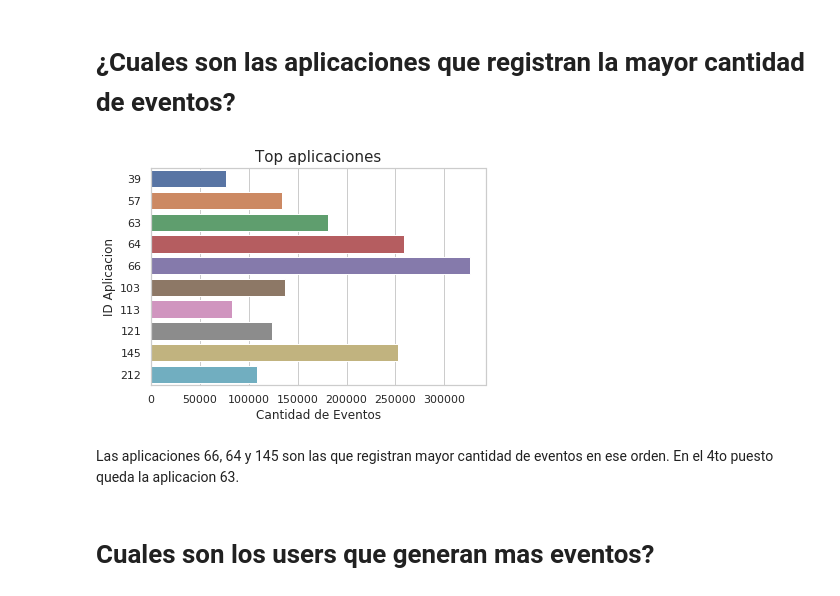
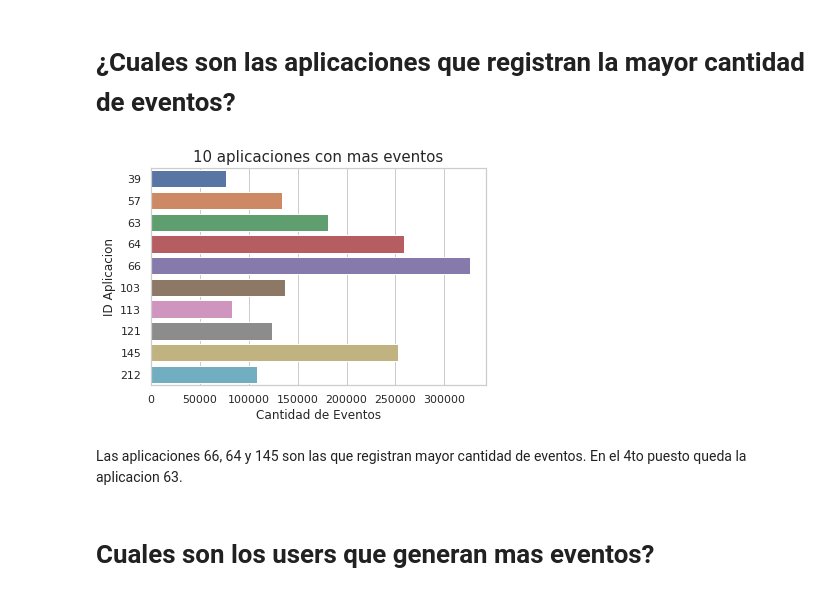
Before and after one commit to GastonMontes/75.06-Datos-Grupo22-TP1, a Jupyter notebook: Analisis_events.ipynb, the cells around one changed output. Cells and saved outputs as stored; diff of their text form; code cells hidden in the pictures.

```diff
--- a/temp/AnalisisTP1_events.ipynb
+++ b/Analisis_events.ipynb
@@ -146,17 +147,17 @@ Los eventos parecen estar distribuidos de manera uniforme en los distintos dias.
 # %%
 top_aplicaciones = events.groupby('application_id')['event_category'].agg('count').sort_values(ascending=False)[:10]
 g = sns.barplot(x=top_aplicaciones.values, y=top_aplicaciones.index, orient='h')
-g.set_title("Top aplicaciones", fontsize=15)
+g.set_title("10 aplicaciones con mas eventos", fontsize=15)
 g.set_xlabel("Cantidad de Eventos", fontsize=12)
 g.set_ylabel("ID Aplicacion", fontsize=12)
 plt.show()
 
 g.get_figure().set_size_inches(18.5, 10.5, forward=True)
-g.get_figure().savefig('img/top_aplicaciones.png')
+g.get_figure().savefig('img/top_aplicaciones_eventos.png')
 # %% [output]
-[figure, old version]
+[figure, new version]
 # %% [markdown]
-Las aplicaciones 66, 64 y 145 son las que registran mayor cantidad de eventos en ese orden. En el 4to puesto queda la aplicacion 63.
+Las aplicaciones 66, 64 y 145 son las que registran mayor cantidad de eventos. En el 4to puesto queda la aplicacion 63.
 # %% [markdown]
 # Cuales son los users que generan mas eventos?
 # %%
```
Also changed, not shown: parts of 4 cells of this notebook, 3 other files.
